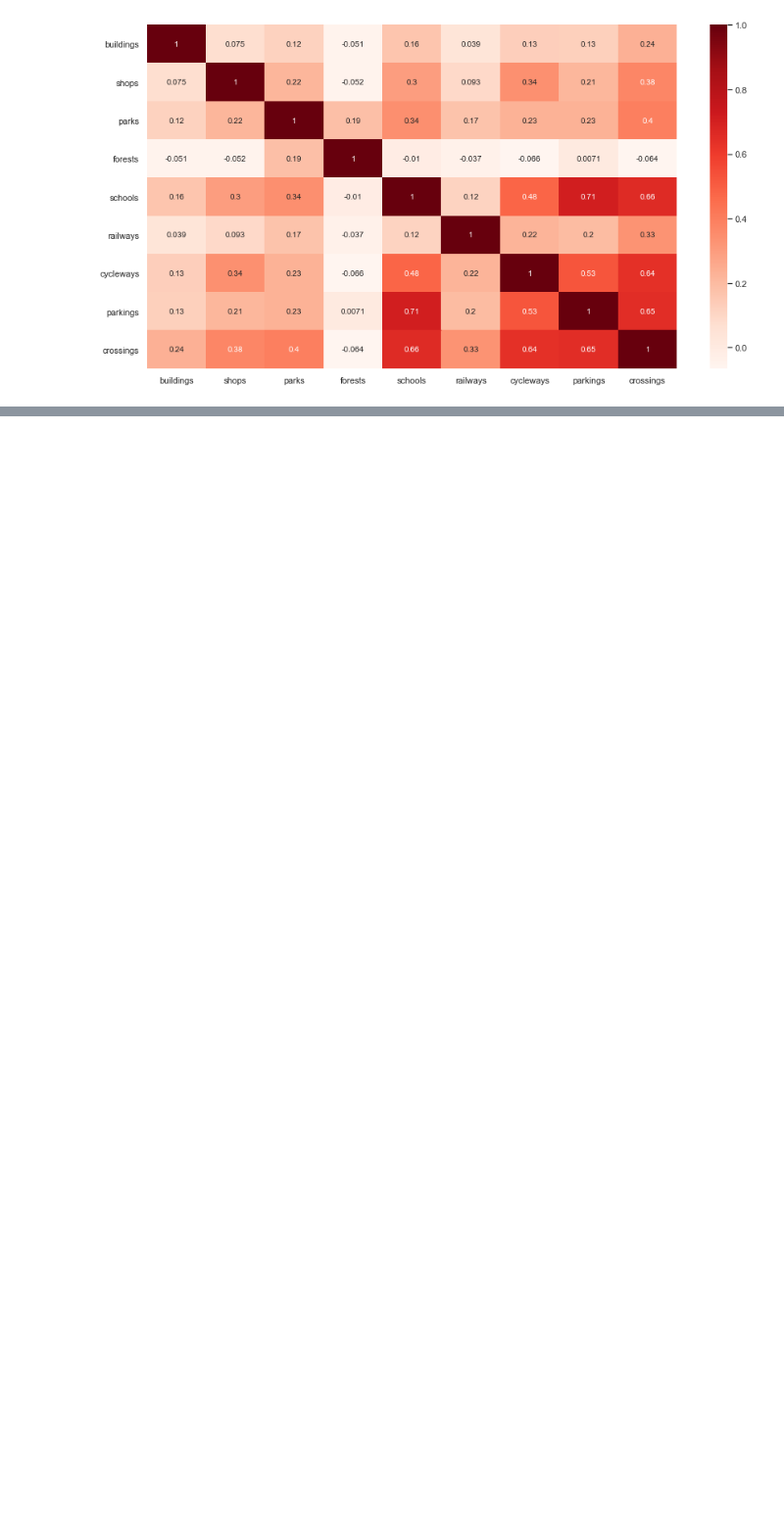
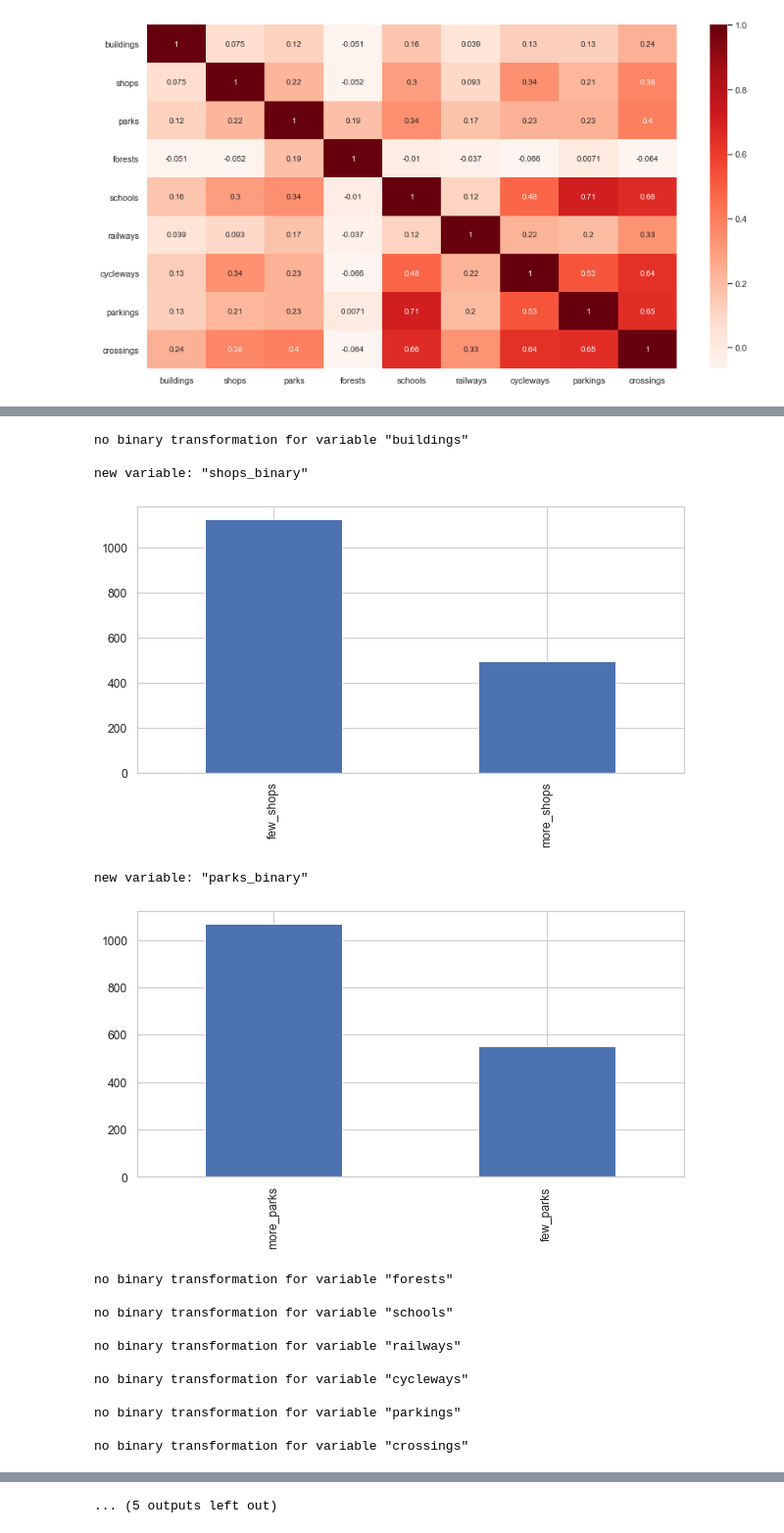
Before and after one commit to michaelwozniak/spatial_econometric_project, a Jupyter notebook: codes/5_nonspatial_seda.ipynb, the cells around one changed output, grey strips where cells are left out. Shown at 98% size. Saved outputs shown, nothing was run; the diff lists cells and outputs as text; code cells hidden in the pictures; blank space fills up the shorter version.

```diff
--- a/codes/5_nonspatial_seda.ipynb
+++ b/codes/5_nonspatial_seda.ipynb
@@ -208,0 +319,32 @@ wizualizacje(np.log(1+df['cycleways']))
+# %%
+df_warszawa = pd.read_csv("../datasets/preprocessed_data/df_warszawa_gwr.csv")
+df_krakow = pd.read_csv("../datasets/preprocessed_data/df_krakow_gwr.csv")
+df_poznan = pd.read_csv("../datasets/preprocessed_data/df_poznan_gwr.csv")
+df_gwr = pd.concat([df_warszawa, df_krakow, df_poznan])
+df_gwr = df_gwr.reset_index()
+df_gwr = df_gwr.drop(columns = {'index'})
+# %%
+demo_logarithms_gwr = ['TOT','TOT_0_14','TOT_15_64','TOT_65__','TOT_MALE','TOT_FEM','MALE_0_14','MALE_15_64','MALE_65__','FEM_0_14','FEM_15_64','FEM_65__']
+# %%
+for point in points:
+    visualisation_binary(df_gwr, point)
+for point in demo_logarithms_gwr:
+    visualisation_log(df_gwr, point)
+# %% [output]
+no binary transformation for variable "buildings"
+
+new variable: "shops_binary"
+[figure, added]
+new variable: "parks_binary"
+[figure, added]
+no binary transformation for variable "forests"
+
+no binary transformation for variable "schools"
+
+no binary transformation for variable "railways"
+
+no binary transformation for variable "cycleways"
+
+no binary transformation for variable "parkings"
+
+no binary transformation for variable "crossings"
@@ -208,0 +358 @@ wizualizacje(np.log(1+df['cycleways']))
+... (5 outputs left out)
```
Also changed, not shown: parts of 28 cells of this notebook, 2 other files.
